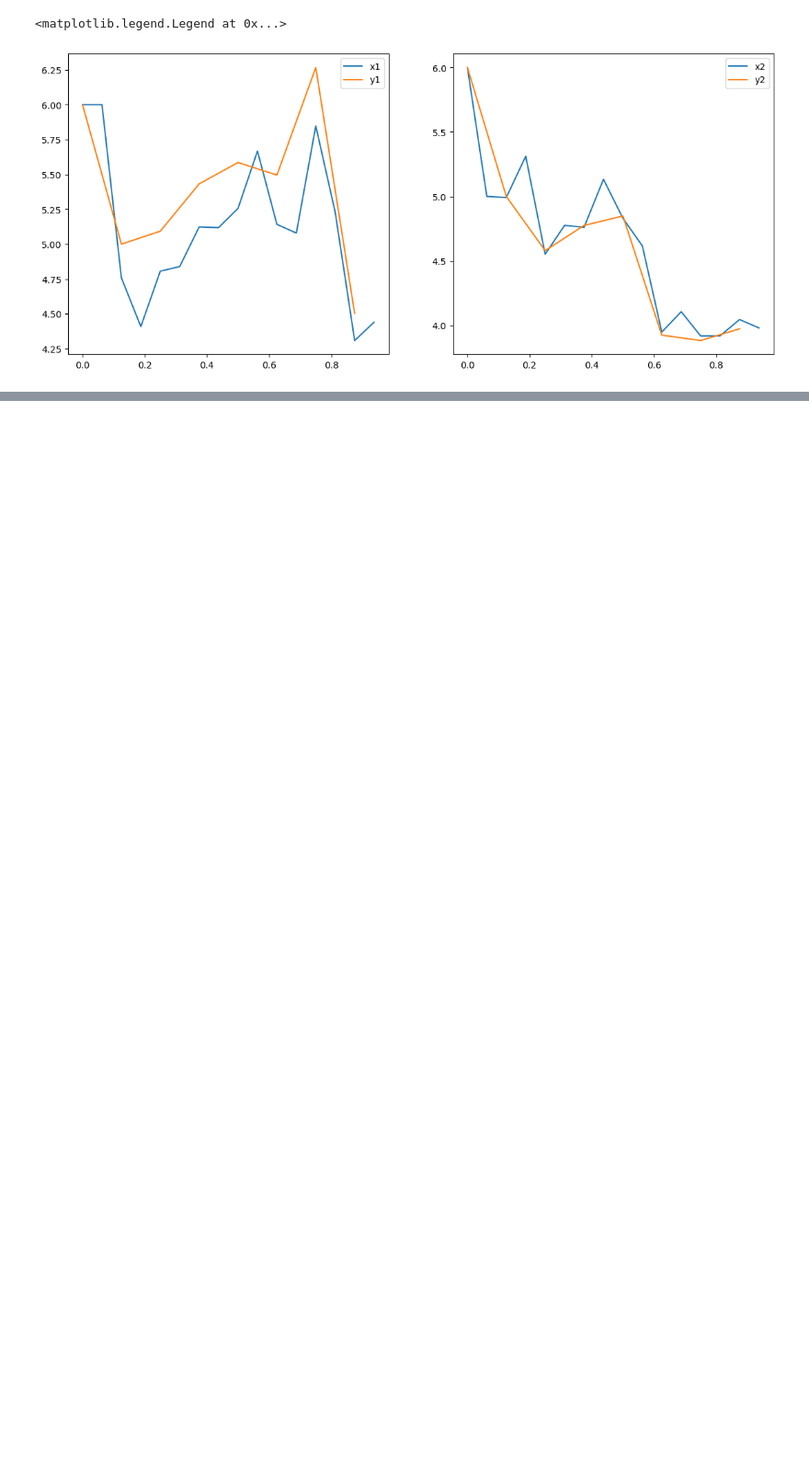
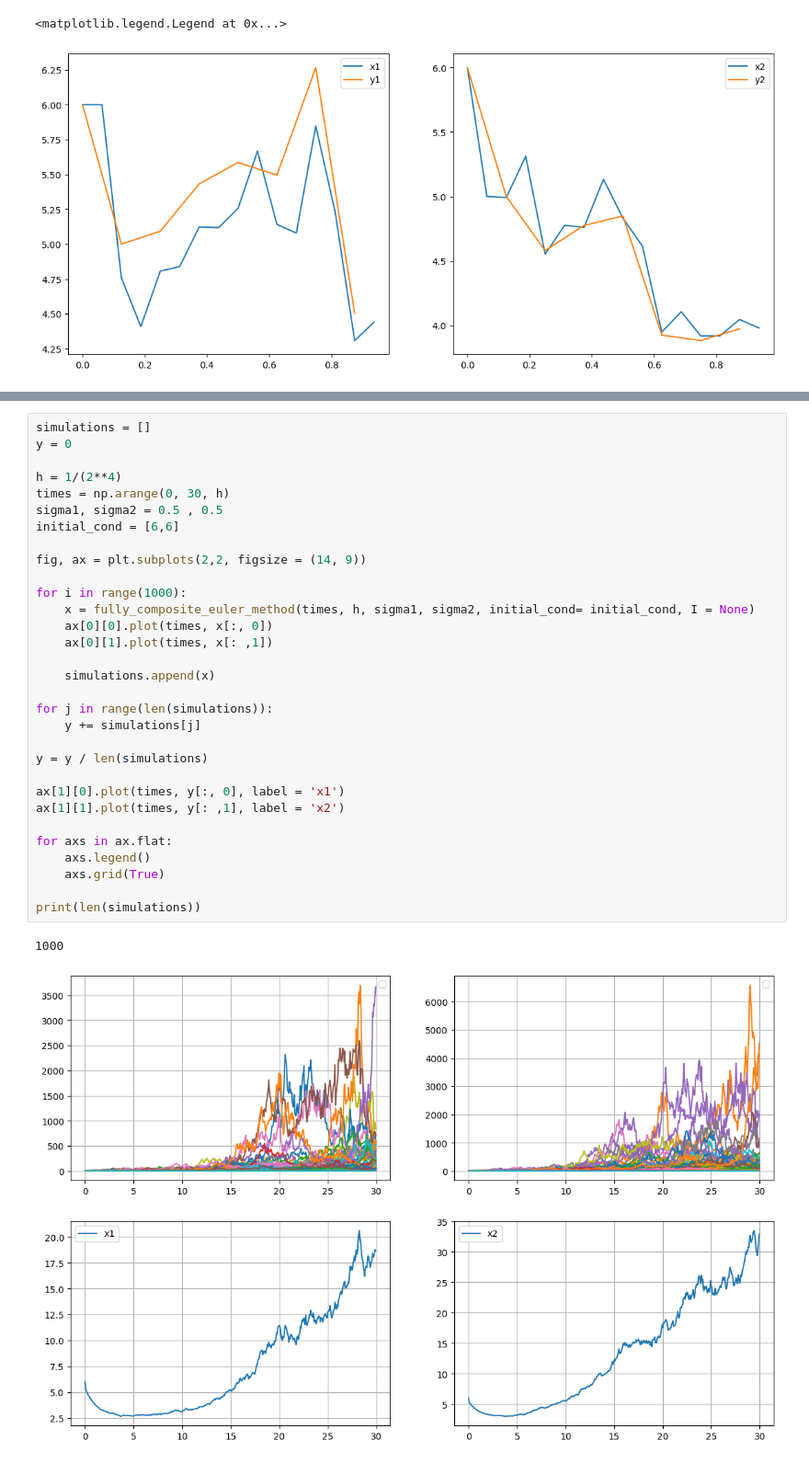
Before and after one commit to JhonatanFelix/patankar-euler, a Jupyter notebook: Lotka-Volterra/model_same_variation.ipynb, the cells around one changed output, grey strips where cells are left out. Shown: that part at 92% size. Saved outputs shown, nothing was run; the diff lists cells and outputs as text; blank space fills up the shorter version.

```diff
--- a/Lotka-Volterra/model_same_variation.ipynb
+++ b/Lotka-Volterra/model_same_variation.ipynb
@@ -442,0 +464,34 @@ print(len(times_coarse))
+# %%
+simulations = []
+y = 0
+
+h = 1/(2**4)
+times = np.arange(0, 30, h)
+sigma1, sigma2 = 0.5 , 0.5
+initial_cond = [6,6]
+
+fig, ax = plt.subplots(2,2, figsize = (14, 9))
+
+for i in range(1000):
+    x = fully_composite_euler_method(times, h, sigma1, sigma2, initial_cond= initial_cond, I = None)
+    ax[0][0].plot(times, x[:, 0])
+    ax[0][1].plot(times, x[: ,1])
+
+    simulations.append(x)
+
+for j in range(len(simulations)):
+    y += simulations[j]
+
+y = y / len(simulations)
+
+ax[1][0].plot(times, y[:, 0], label = 'x1')
+ax[1][1].plot(times, y[: ,1], label = 'x2')
+
+for axs in ax.flat:
+    axs.legend()
+    axs.grid(True)
+
+print(len(simulations))
+# %% [output]
+1000
+[figure, added]
```
Also changed, not shown: parts of 5 cells of this notebook.
